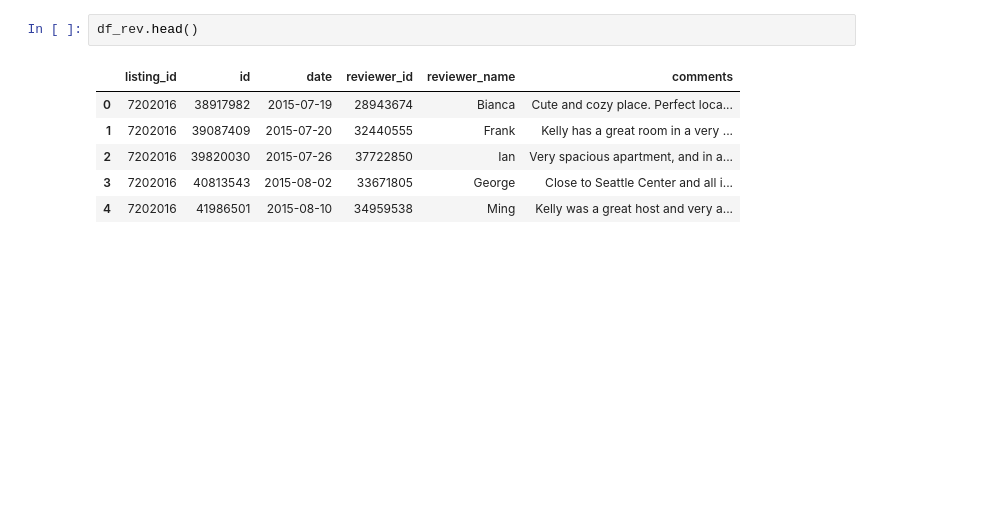
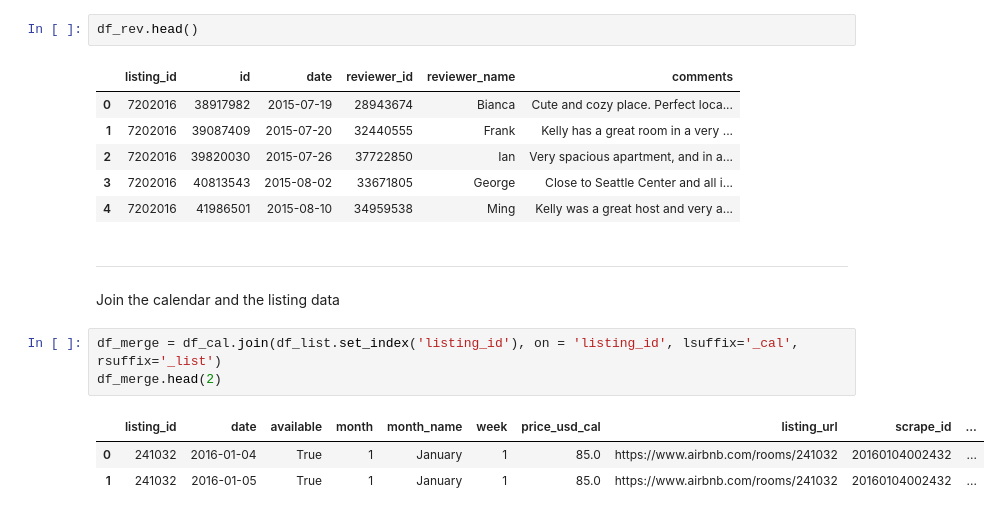
Before and after one commit to saschagroetzki/ud_p1_blogpost, a Jupyter notebook: main.ipynb, the cells around one changed output. Saved outputs shown, nothing was run; the diff lists cells and outputs as text; blank space fills up the shorter version.

```diff
--- a/main.ipynb
+++ b/main.ipynb
@@ -229,3 +233,13 @@ df_rev.head()
 | 2 | 7202016 | 39820030 | 2015-07-26 | 37722850 | Ian | Very spacious apartment, and in a... |
 | 3 | 7202016 | 40813543 | 2015-08-02 | 33671805 | George | Close to Seattle Center and all i... |
 | 4 | 7202016 | 41986501 | 2015-08-10 | 34959538 | Ming | Kelly was a great host and very a... |
+# %% [markdown]
+---
+Join the calendar and the listing data
+# %%
+df_merge = df_cal.join(df_list.set_index('listing_id'), on = 'listing_id', lsuffix='_cal', rsuffix='_list')
+df_merge.head(2)
+# %% [output]
+|  | listing_id | date | available | month | month_name | week | price_usd_cal | listing_url | scrape_id | ... |
+| 0 | 241032 | 2016-01-04 | True | 1 | January | 1 | 85.0 | https://www.airbnb.com/rooms/241032 | 20160104002432 | ... |
+| 1 | 241032 | 2016-01-05 | True | 1 | January | 1 | 85.0 | https://www.airbnb.com/rooms/241032 | 20160104002432 | ... |
```
Also changed, not shown: parts of 20 cells of this notebook.
